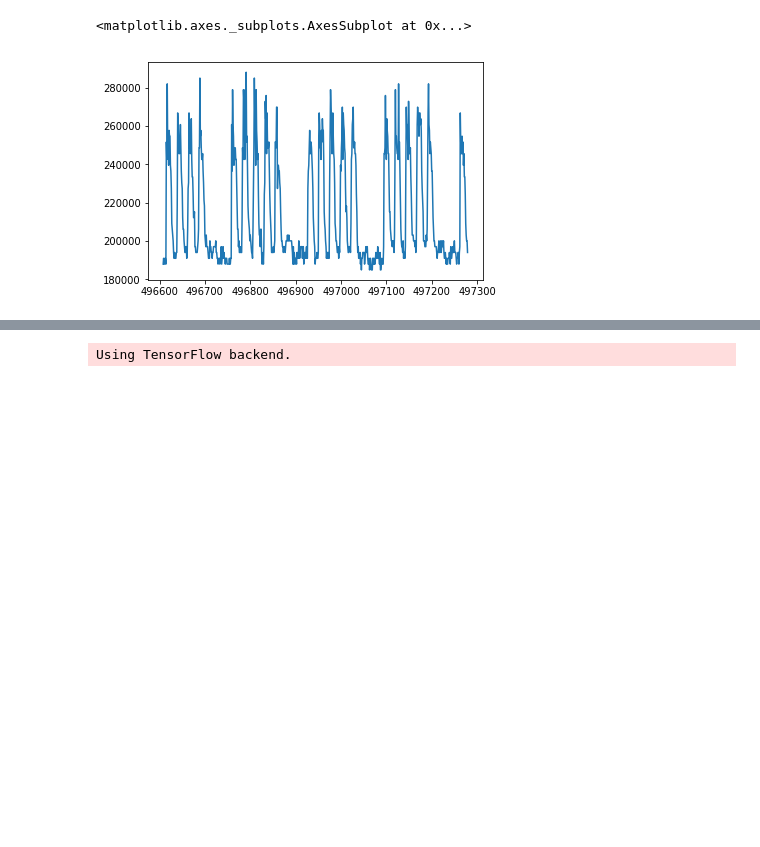
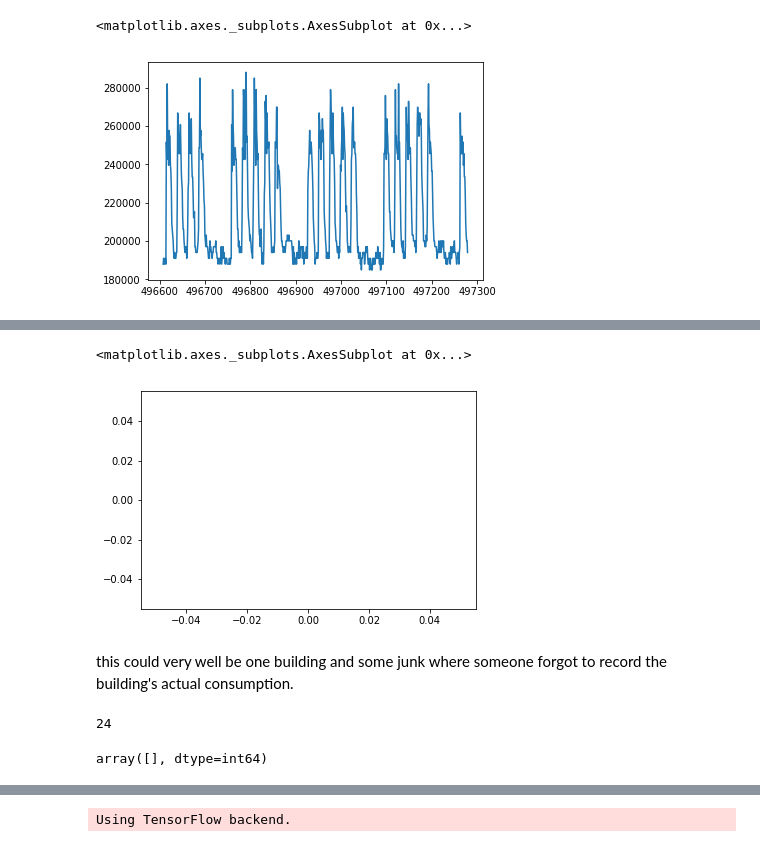
Before and after one commit to romandtse07/energy_consumption, a Jupyter notebook: Untitled.ipynb, the cells around one changed output, grey strips where cells are left out. Cells and saved outputs as stored; diff of their text form; code cells hidden in the pictures; blank space fills up the shorter version.

Commit message:
something is trained at least

```diff
--- a/Untitled.ipynb
+++ b/Untitled.ipynb
@@ -83,0 +134,25 @@ look.consumption.diff().dropna().plot()
+# %%
+def checkHoliday(row):
+    return (row.timestamp.month, row.timestamp.day) in holidays
+# %%
+train['is_off'] = train.assign(weekday = train.timestamp.map(lambda x: day_list[x.weekday()]))\
+                      .apply(lambda row: row[f'{row.weekday}_is_day_off'] and checkHoliday(row), axis=1)
+# %%
+train['month'] = train.timestamp.map(lambda x: x.month)
+# %%
+train['weekday'] = train.timestamp.map(lambda x: x.weekday())
+# %%
+sns.scatterplot('hour', 'consumption', data=train.query('is_off==1 and surface=="small" and base_temperature=="high"'), hue='month', alpha=0.2)
+# %% [output]
+<matplotlib.axes._subplots.AxesSubplot at 0x...>
+[figure, added]
+# %% [markdown]
+this could very well be one building and some junk where someone forgot to record the building's actual consumption.
+# %%
+train.iloc[0,1].day
+# %% [output]
+24
+# %%
+train.query('is_off==1 and surface=="small" and base_temperature=="high"').series_id.unique()
+# %% [output]
+array([], dtype=int64)
```
Also changed, not shown: parts of 60 cells of this notebook.
